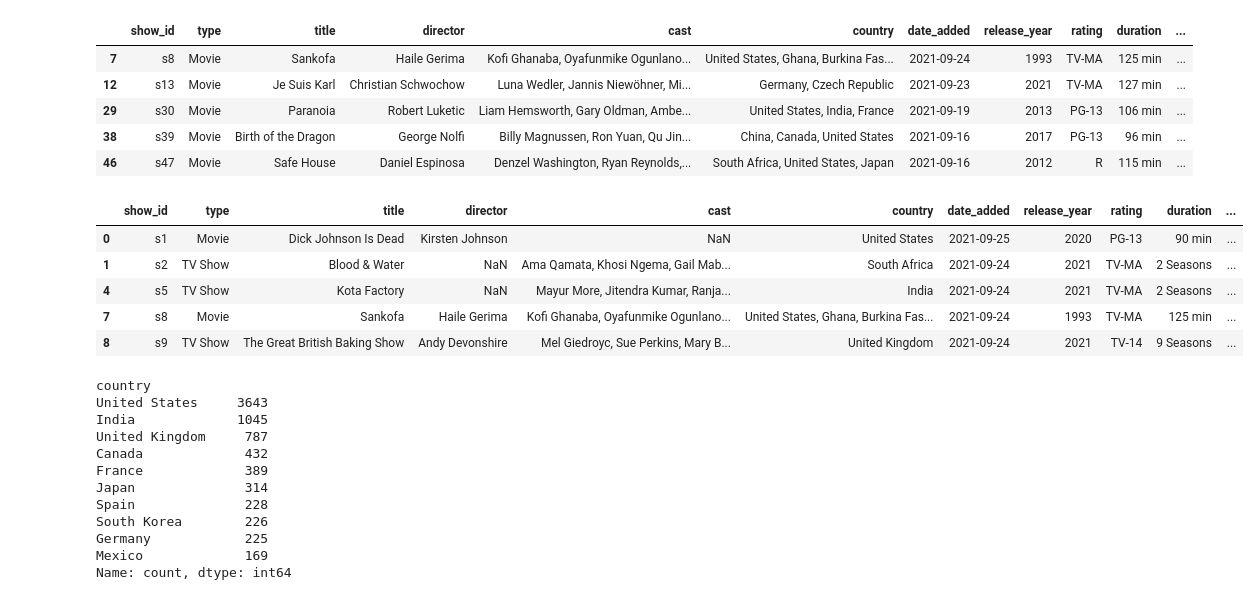
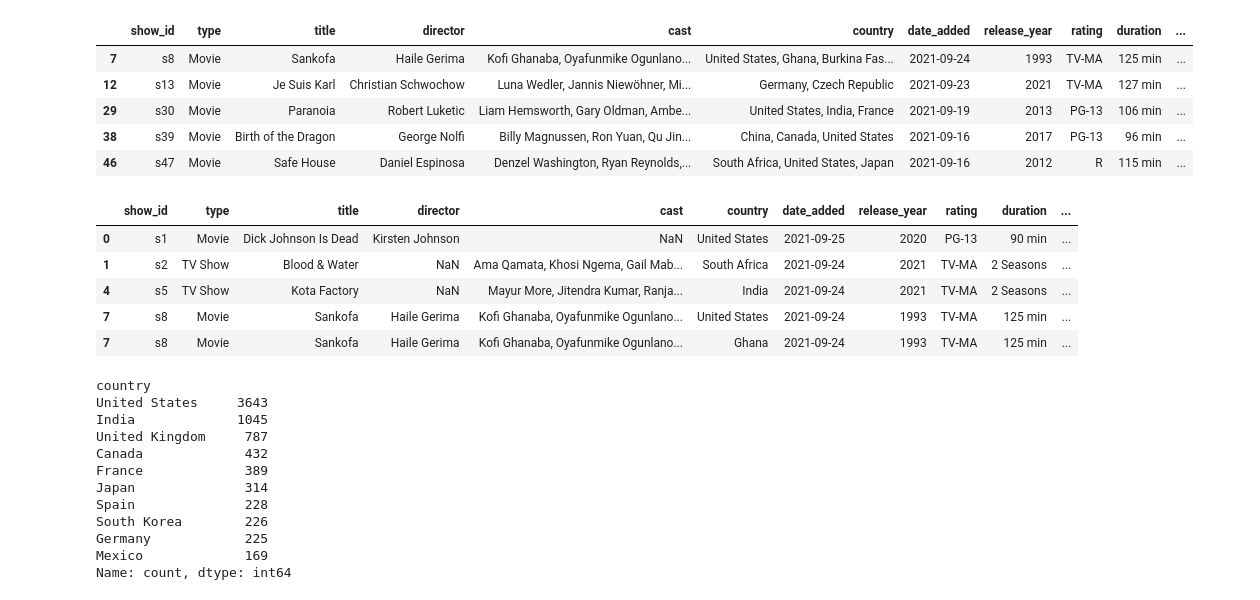
Before and after one commit to AlantheG21/4379_Assignment1, a Jupyter notebook: notebooks/analysis.ipynb, the cells around one changed output. Cells and saved outputs as stored; diff of their text form; code cells hidden in the pictures.

```diff
--- a/notebooks/analysis.ipynb
+++ b/notebooks/analysis.ipynb
@@ -103,15 +109,16 @@ def split_countries(countries_string):
         clean_list.append(c.strip())
     return clean_list
 # %%
-df_clean["country_list"] = df_clean["country"].apply(split_countries)
+df_clean["country"] = df_clean["country"].apply(split_countries)
+df_clean = df_clean.explode("country")
 df_clean.head(5)
 # %% [output]
 |  | show_id | type | title | director | cast | country | date_added | release_year | rating | duration | ... |
 | 0 | s1 | Movie | Dick Johnson Is Dead | Kirsten Johnson | NaN | United States | 2021-09-25 | 2020 | PG-13 | 90 min | ... |
 | 1 | s2 | TV Show | Blood & Water | NaN | Ama Qamata, Khosi Ngema, Gail Mab... | South Africa | 2021-09-24 | 2021 | TV-MA | 2 Seasons | ... |
 | 4 | s5 | TV Show | Kota Factory | NaN | Mayur More, Jitendra Kumar, Ranja... | India | 2021-09-24 | 2021 | TV-MA | 2 Seasons | ... |
-| 7 | s8 | Movie | Sankofa | Haile Gerima | Kofi Ghanaba, Oyafunmike Ogunlano... | United States, Ghana, Burkina Fas... | 2021-09-24 | 1993 | TV-MA | 125 min | ... |
-| 8 | s9 | TV Show | The Great British Baking Show | Andy Devonshire | Mel Giedroyc, Sue Perkins, Mary B... | United Kingdom | 2021-09-24 | 2021 | TV-14 | 9 Seasons | ... |
+| 7 | s8 | Movie | Sankofa | Haile Gerima | Kofi Ghanaba, Oyafunmike Ogunlano... | United States | 2021-09-24 | 1993 | TV-MA | 125 min | ... |
+| 7 | s8 | Movie | Sankofa | Haile Gerima | Kofi Ghanaba, Oyafunmike Ogunlano... | Ghana | 2021-09-24 | 1993 | TV-MA | 125 min | ... |
 # %%
 df_clean = df_clean.explode("country_list")
 df_clean["country"] = df_clean["country_list"]
```
Also changed, not shown: parts of 5 cells of this notebook.
